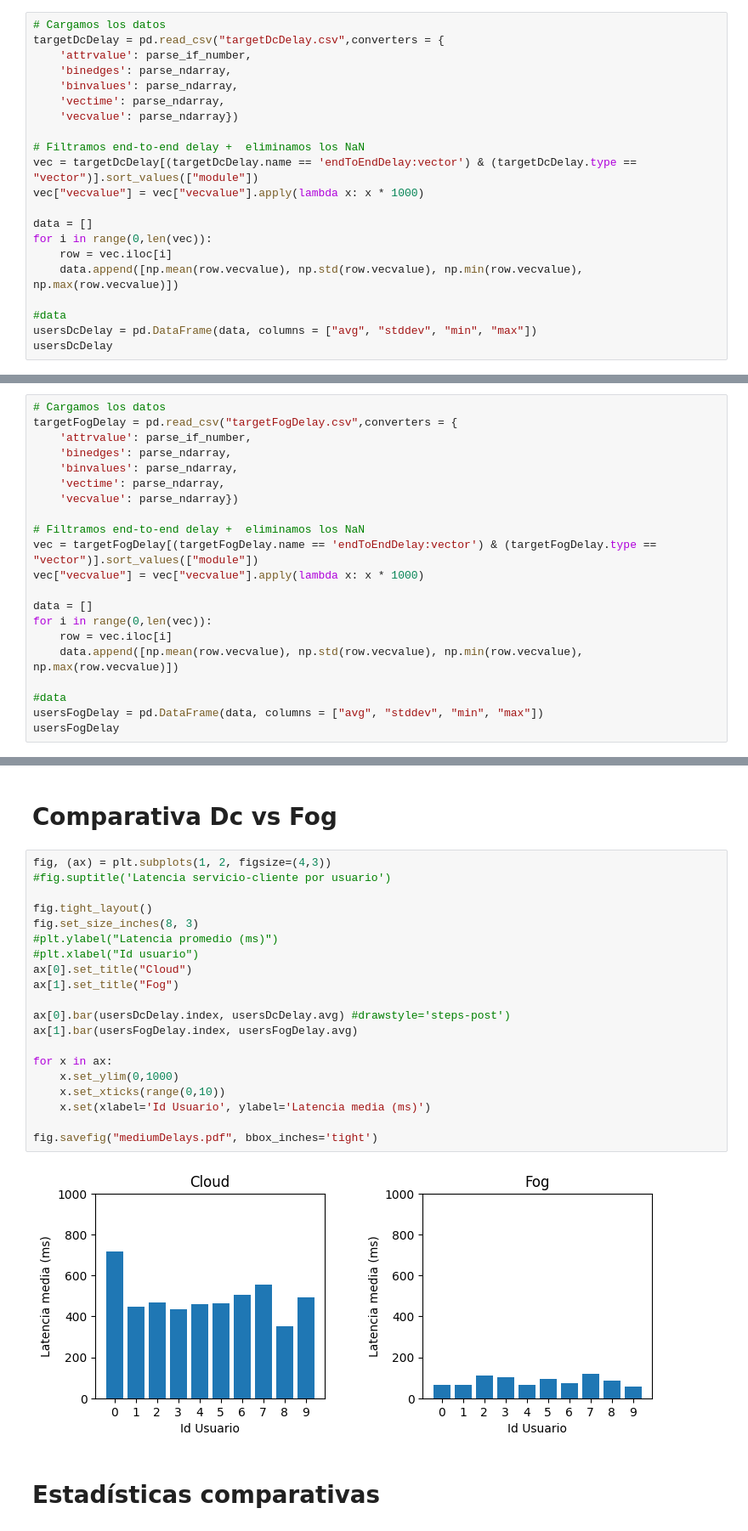
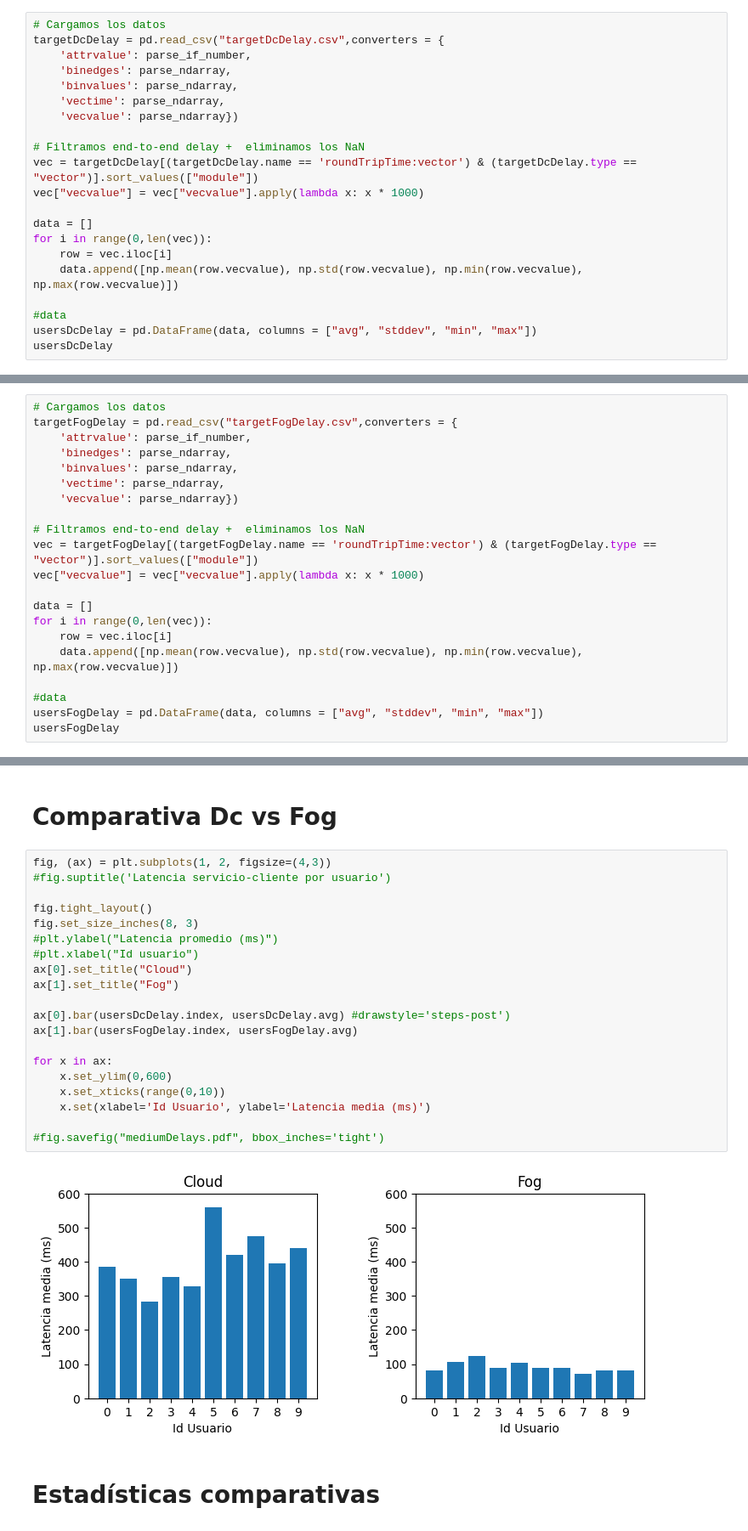
Before and after one commit to UlyssesDeAguilar/Simcan2Fog, a Jupyter notebook: simulations/EdgeMediumScenario/analysis/delays.ipynb, the cells around one changed output, grey strips where cells are left out. Shown: that part at 85% size. Cells and saved outputs as stored; diff of their text form.

```diff
--- a/simulations/EdgeMediumScenario/analysis/delays.ipynb
+++ b/simulations/EdgeMediumScenario/analysis/delays.ipynb
@@ -39,7 +39,7 @@ targetDcDelay = pd.read_csv("targetDcDelay.csv",converters = {
     'vecvalue': parse_ndarray})
 
 # Filtramos end-to-end delay +  eliminamos los NaN
-vec = targetDcDelay[(targetDcDelay.name == 'endToEndDelay:vector') & (targetDcDelay.type == "vector")].sort_values(["module"])
+vec = targetDcDelay[(targetDcDelay.name == 'roundTripTime:vector') & (targetDcDelay.type == "vector")].sort_values(["module"])
 vec["vecvalue"] = vec["vecvalue"].apply(lambda x: x * 1000)
 
 data = []
@@ -84,7 +86,7 @@ targetFogDelay = pd.read_csv("targetFogDelay.csv",converters = {
     'vecvalue': parse_ndarray})
 
 # Filtramos end-to-end delay +  eliminamos los NaN
-vec = targetFogDelay[(targetFogDelay.name == 'endToEndDelay:vector') & (targetFogDelay.type == "vector")].sort_values(["module"])
+vec = targetFogDelay[(targetFogDelay.name == 'roundTripTime:vector') & (targetFogDelay.type == "vector")].sort_values(["module"])
 vec["vecvalue"] = vec["vecvalue"].apply(lambda x: x * 1000)
 
 data = []
@@ -122,25 +125,25 @@ plt.show()
 # %%
 fig, (ax) = plt.subplots(1, 2, figsize=(4,3))
 #fig.suptitle('Latencia servicio-cliente por usuario')
 
 fig.tight_layout()
 fig.set_size_inches(8, 3)
 #plt.ylabel("Latencia promedio (ms)")
 #plt.xlabel("Id usuario")
 ax[0].set_title("Cloud")
 ax[1].set_title("Fog")
 
 ax[0].bar(usersDcDelay.index, usersDcDelay.avg) #drawstyle='steps-post')
 ax[1].bar(usersFogDelay.index, usersFogDelay.avg)
 
 for x in ax:
-    x.set_ylim(0,1000)
+    x.set_ylim(0,600)
     x.set_xticks(range(0,10))
     x.set(xlabel='Id Usuario', ylabel='Latencia media (ms)')
 
-fig.savefig("mediumDelays.pdf", bbox_inches='tight')
+#fig.savefig("mediumDelays.pdf", bbox_inches='tight')
 # %% [output]
-[figure, old version]
+[figure, new version]
 # %% [markdown]
 # Estadísticas comparativas
 # %%
```
Also changed, not shown: parts of 6 cells of this notebook, 26 other files.
